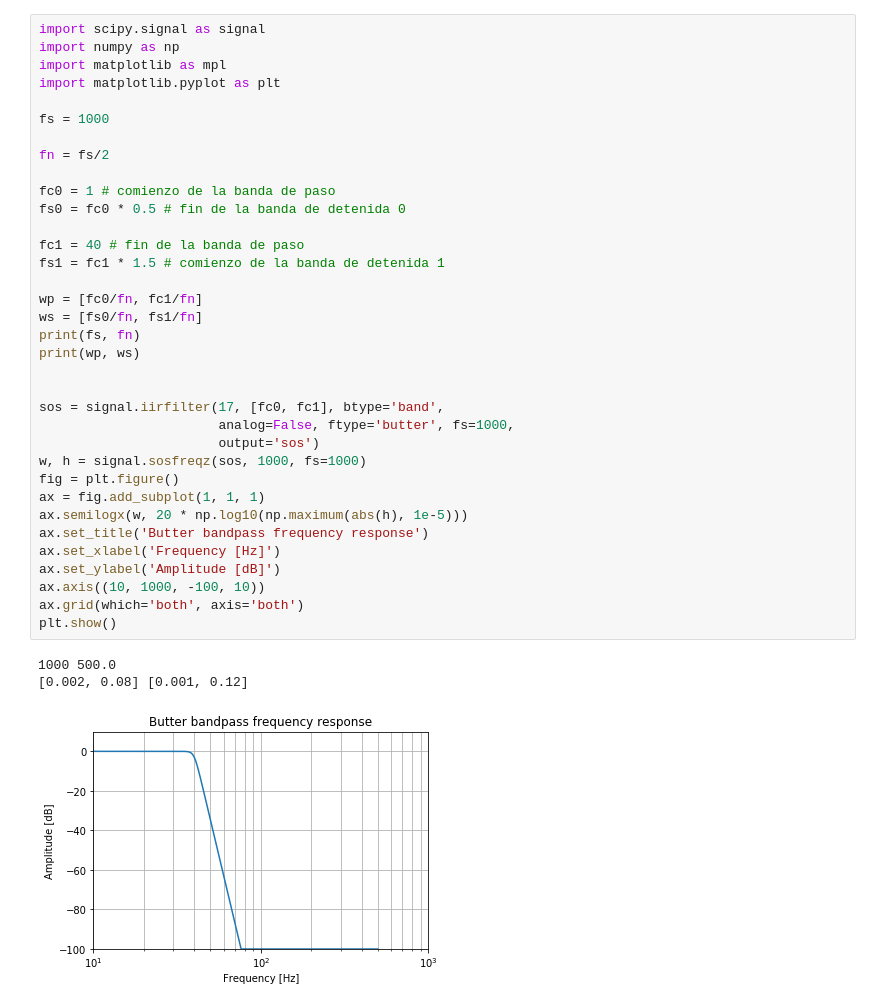
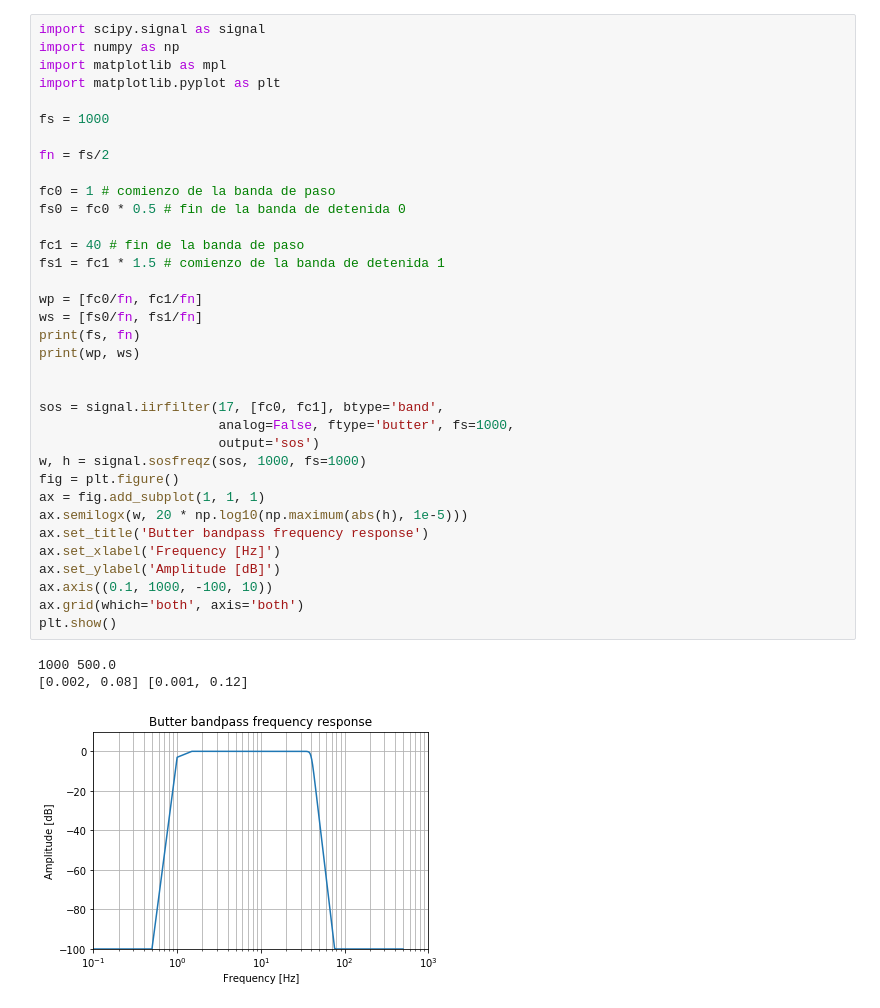
Before and after one commit to tomiambro/gibio, a Jupyter notebook: test.ipynb, the cells around one changed output. Saved outputs shown, nothing was run; the diff lists cells and outputs as text.

```diff
--- a/test.ipynb
+++ b/test.ipynb
@@ -8,32 +8,32 @@ fs = 1000
 
 fn = fs/2
 
 fc0 = 1 # comienzo de la banda de paso
 fs0 = fc0 * 0.5 # fin de la banda de detenida 0
 
 fc1 = 40 # fin de la banda de paso
 fs1 = fc1 * 1.5 # comienzo de la banda de detenida 1
 
 wp = [fc0/fn, fc1/fn]
 ws = [fs0/fn, fs1/fn]
 print(fs, fn)
 print(wp, ws)
 
 
 sos = signal.iirfilter(17, [fc0, fc1], btype='band',
                        analog=False, ftype='butter', fs=1000,
                        output='sos')
 w, h = signal.sosfreqz(sos, 1000, fs=1000)
 fig = plt.figure()
 ax = fig.add_subplot(1, 1, 1)
 ax.semilogx(w, 20 * np.log10(np.maximum(abs(h), 1e-5)))
 ax.set_title('Butter bandpass frequency response')
 ax.set_xlabel('Frequency [Hz]')
 ax.set_ylabel('Amplitude [dB]')
-ax.axis((10, 1000, -100, 10))
+ax.axis((0.1, 1000, -100, 10))
 ax.grid(which='both', axis='both')
 plt.show()
 # %% [output]
 1000 500.0
 [0.002, 0.08] [0.001, 0.12]
-[figure, old version]
+[figure, new version]
```
Also changed, not shown: 1 other file.
